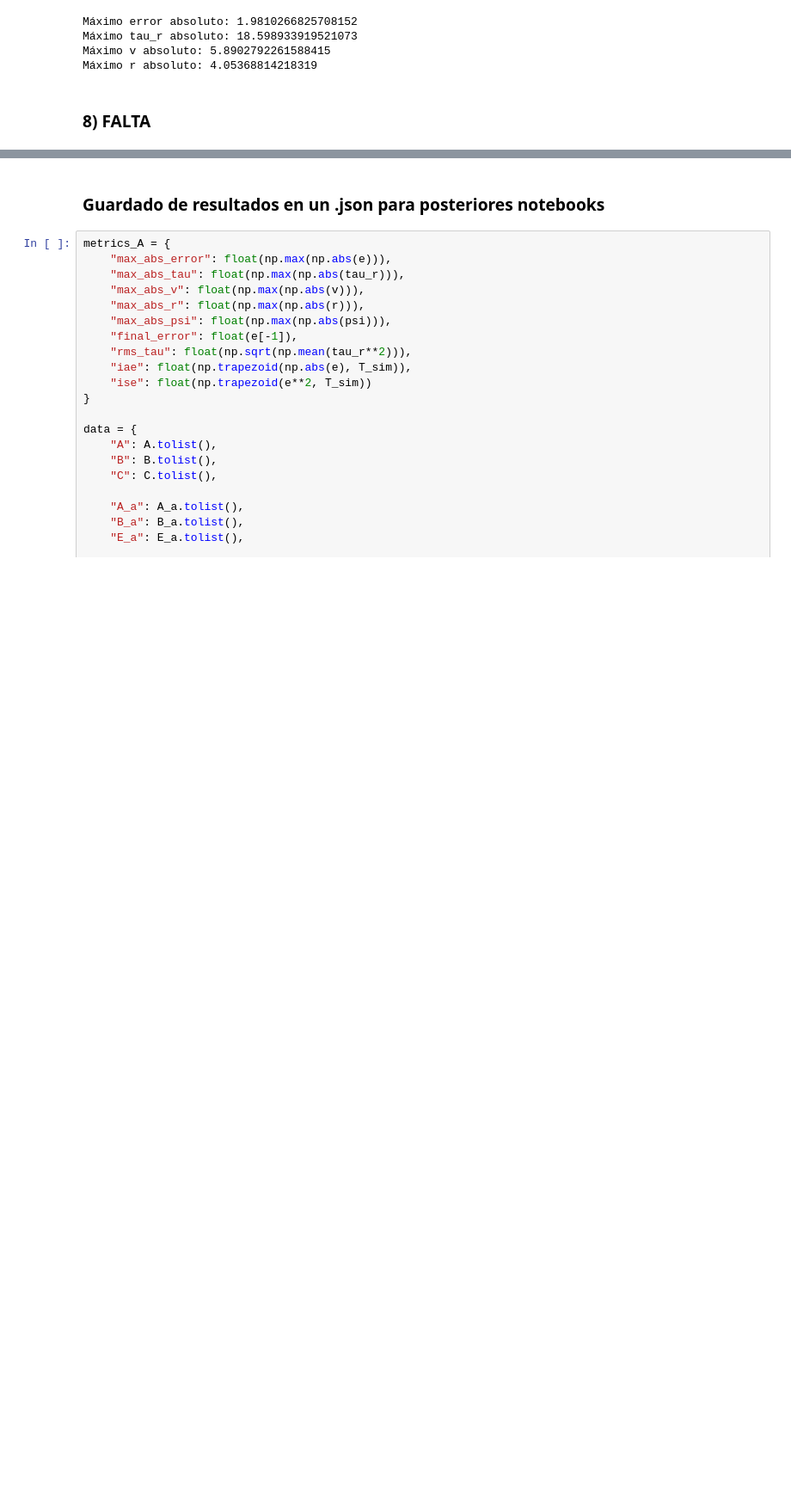
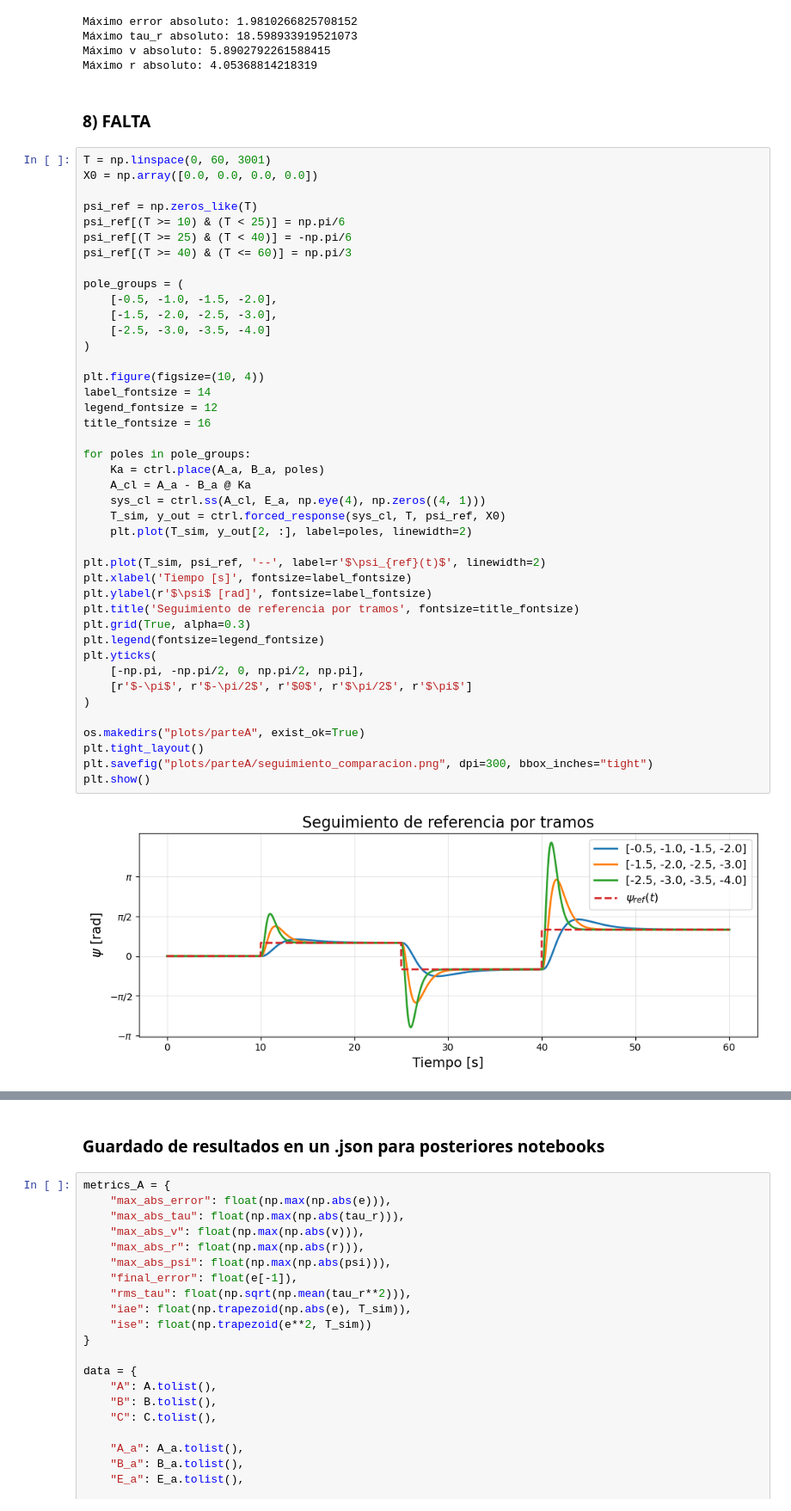
Before and after one commit to teomk/Control-TP2, a Jupyter notebook: parteA.ipynb, the cells around one changed output, grey strips where cells are left out. Shown at 86% size. Saved outputs shown, nothing was run; the diff lists cells and outputs as text; blank space fills up the shorter version.

```diff
--- a/parteA.ipynb
+++ b/parteA.ipynb
@@ -234,4 +236,48 @@ Máximo v absoluto: 5.8902792261588415
 Máximo r absoluto: 4.05368814218319
 # %% [markdown]
 ### 8)  FALTA
+# %%
+T = np.linspace(0, 60, 3001)
+X0 = np.array([0.0, 0.0, 0.0, 0.0])
+
+psi_ref = np.zeros_like(T)
+psi_ref[(T >= 10) & (T < 25)] = np.pi/6
+psi_ref[(T >= 25) & (T < 40)] = -np.pi/6
+psi_ref[(T >= 40) & (T <= 60)] = np.pi/3
+
+pole_groups = (
+    [-0.5, -1.0, -1.5, -2.0],
+    [-1.5, -2.0, -2.5, -3.0],
+    [-2.5, -3.0, -3.5, -4.0]
+)
+
+plt.figure(figsize=(10, 4))
+label_fontsize = 14
+legend_fontsize = 12
+title_fontsize = 16
+
+for poles in pole_groups:
+    Ka = ctrl.place(A_a, B_a, poles)
+    A_cl = A_a - B_a @ Ka
+    sys_cl = ctrl.ss(A_cl, E_a, np.eye(4), np.zeros((4, 1)))
+    T_sim, y_out = ctrl.forced_response(sys_cl, T, psi_ref, X0)
+    plt.plot(T_sim, y_out[2, :], label=poles, linewidth=2)
+
+plt.plot(T_sim, psi_ref, '--', label=r'$\psi_{ref}(t)$', linewidth=2)
+plt.xlabel('Tiempo [s]', fontsize=label_fontsize)
+plt.ylabel(r'$\psi$ [rad]', fontsize=label_fontsize)
+plt.title('Seguimiento de referencia por tramos', fontsize=title_fontsize)
+plt.grid(True, alpha=0.3)
+plt.legend(fontsize=legend_fontsize)
+plt.yticks(
+    [-np.pi, -np.pi/2, 0, np.pi/2, np.pi],
+    [r'$-\pi$', r'$-\pi/2$', r'$0$', r'$\pi/2$', r'$\pi$']
+)
+
+os.makedirs("plots/parteA", exist_ok=True)
+plt.tight_layout()
+plt.savefig("plots/parteA/seguimiento_comparacion.png", dpi=300, bbox_inches="tight")
+plt.show()
+# %% [output]
+[figure, added]
 # %% [markdown]
```
Also changed, not shown: parts of 3 cells of this notebook, 16 other files.
